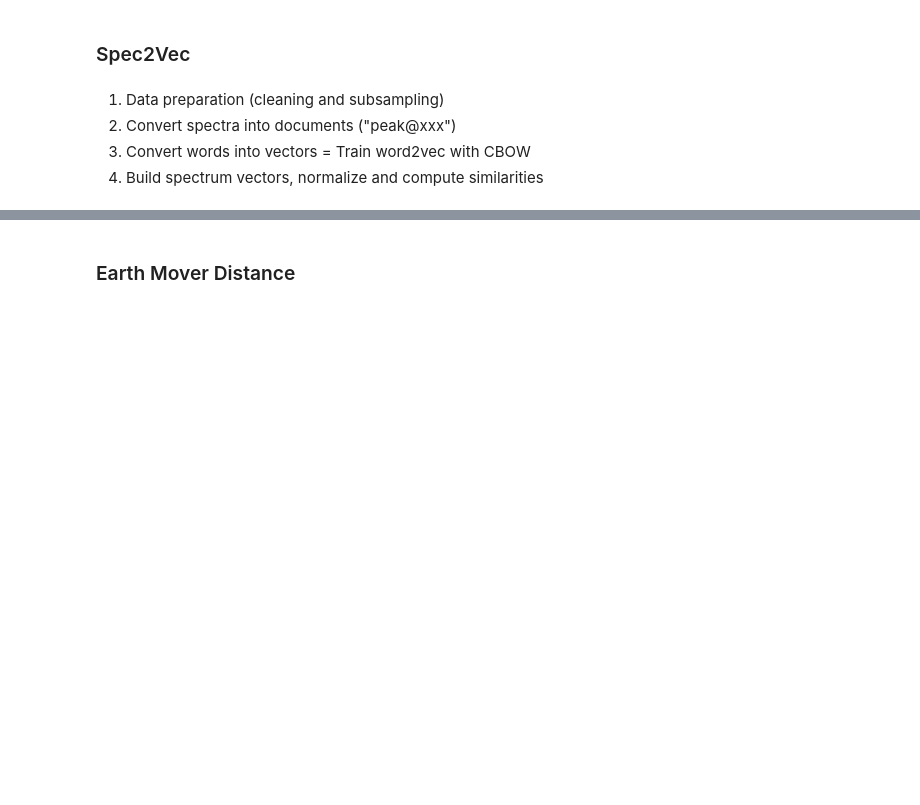
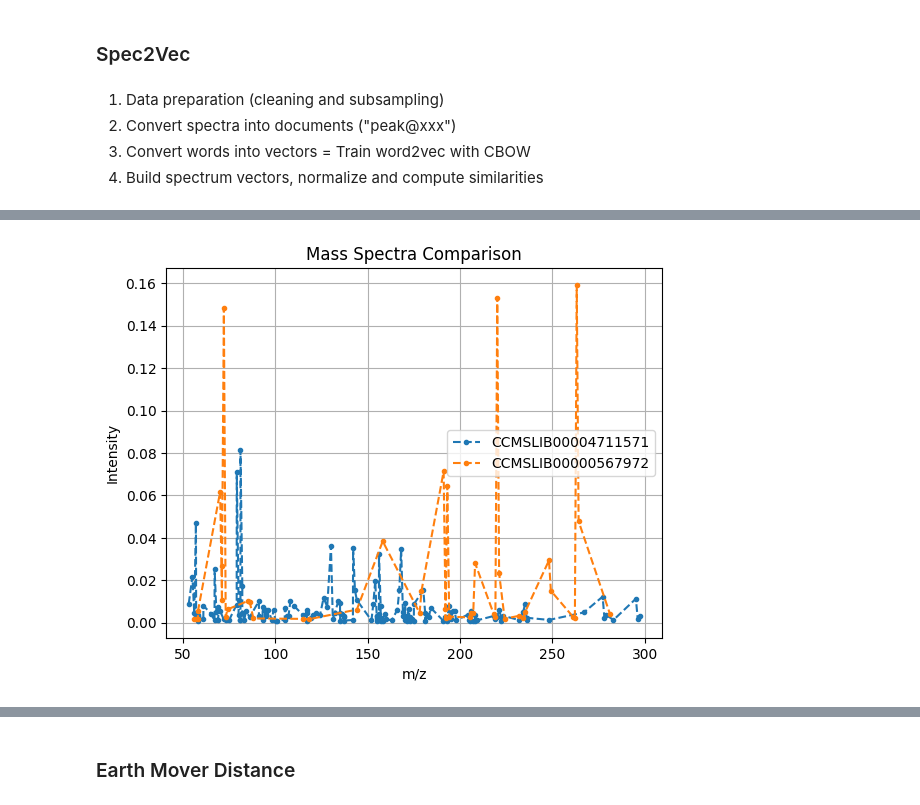
Before and after one commit to ongarileonardo/plant_bioactivities, a Jupyter notebook: src/EDA.ipynb, the cells around one changed output, grey strips where cells are left out. Saved outputs shown, nothing was run; the diff lists cells and outputs as text; code cells hidden in the pictures; blank space fills up the shorter version.

```diff
--- a/src/EDA.ipynb
+++ b/src/EDA.ipynb
@@ -297,3 +297,14 @@ plt.show()
+# %%
+plt.plot(valid_samples[0].peaks.mz, valid_samples[0].peaks.intensities, '--.')
+plt.plot(valid_samples[3].peaks.mz, valid_samples[3].peaks.intensities, '--.')
+plt.xlabel("m/z")
+plt.ylabel("Intensity")
+plt.title("Mass Spectra Comparison")
+plt.legend([f"{valid_samples[0].metadata.get('spectrum_id', 'Unknown')}", f"{valid_samples[3].metadata.get('spectrum_id', 'Unknown')}"])
+plt.grid()
+plt.show()
+# %% [output]
+[figure, added]
 # %%
 # comparison with cosine
 
```
Also changed, not shown: parts of 20 cells of this notebook, 4 other files.
